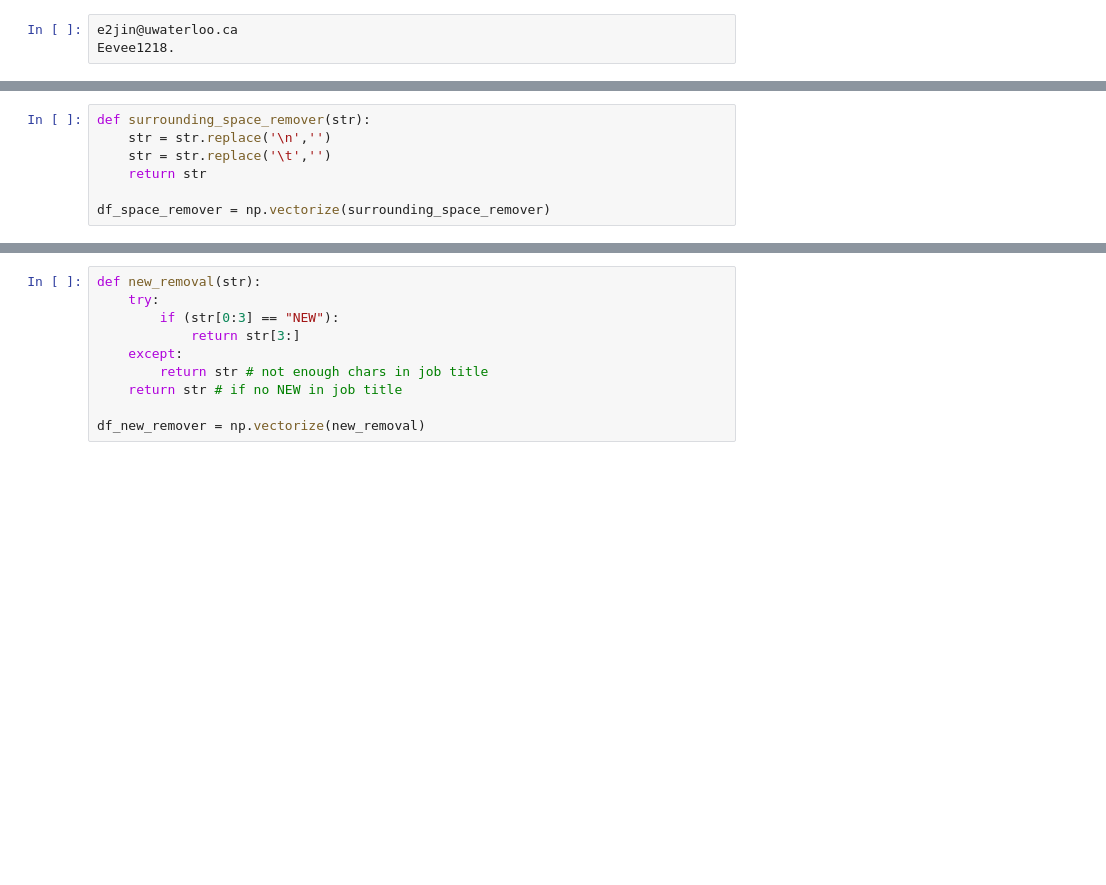
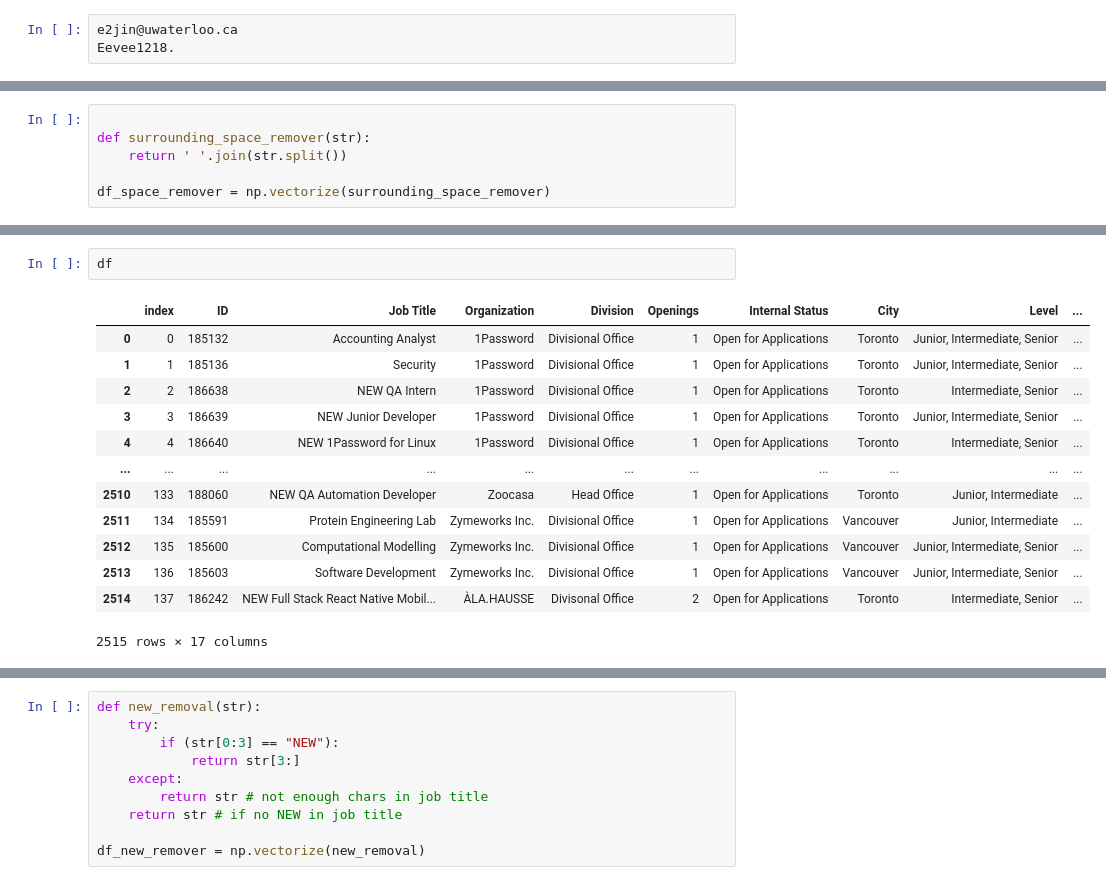
Before and after one commit to EstherJin/WaterlooWorks-Desirability-Predictor, a Jupyter notebook: WW-Scrapping-good.ipynb, the cells around one changed output, grey strips where cells are left out. Cells and saved outputs as stored; diff of their text form; blank space fills up the shorter version.

```diff
--- a/WW-Scrapping-good.ipynb
+++ b/WW-Scrapping-good.ipynb
@@ -299,8 +332,7 @@ Things to Change
 # %%
+
 def surrounding_space_remover(str):
-    str = str.replace('\n','')
-    str = str.replace('\t','')
-    return str
+    return ' '.join(str.split())
 
 df_space_remover = np.vectorize(surrounding_space_remover)
 # %%
@@ -332,0 +357,16 @@ Name: Targeted Degrees and Disciplines, Length: 100, dtype: object
+# %%
+df
+# %% [output]
+|  | index | ID | Job Title | Organization | Division | Openings | Internal Status | City | Level | ... |
+| 0 | 0 | 185132 | Accounting Analyst | 1Password | Divisional Office | 1 | Open for Applications | Toronto | Junior, Intermediate, Senior | ... |
+| 1 | 1 | 185136 | Security | 1Password | Divisional Office | 1 | Open for Applications | Toronto | Junior, Intermediate, Senior | ... |
+| 2 | 2 | 186638 | NEW QA Intern | 1Password | Divisional Office | 1 | Open for Applications | Toronto | Intermediate, Senior | ... |
+| 3 | 3 | 186639 | NEW Junior Developer | 1Password | Divisional Office | 1 | Open for Applications | Toronto | Junior, Intermediate, Senior | ... |
+| 4 | 4 | 186640 | NEW 1Password for Linux | 1Password | Divisional Office | 1 | Open for Applications | Toronto | Intermediate, Senior | ... |
+| ... | ... | ... | ... | ... | ... | ... | ... | ... | ... | ... |
+| 2510 | 133 | 188060 | NEW QA Automation Developer | Zoocasa | Head Office | 1 | Open for Applications | Toronto | Junior, Intermediate | ... |
+| 2511 | 134 | 185591 | Protein Engineering Lab | Zymeworks Inc. | Divisional Office | 1 | Open for Applications | Vancouver | Junior, Intermediate | ... |
+| 2512 | 135 | 185600 | Computational Modelling | Zymeworks Inc. | Divisional Office | 1 | Open for Applications | Vancouver | Junior, Intermediate, Senior | ... |
+| 2513 | 136 | 185603 | Software Development | Zymeworks Inc. | Divisional Office | 1 | Open for Applications | Vancouver | Junior, Intermediate, Senior | ... |
+| 2514 | 137 | 186242 | NEW Full Stack React Native Mobil... | ÀLA.HAUSSE | Divisonal Office | 2 | Open for Applications | Toronto | Intermediate, Senior | ... |
+2515 rows × 17 columns
```
Also changed, not shown: parts of 96 cells of this notebook, 5 other files.
